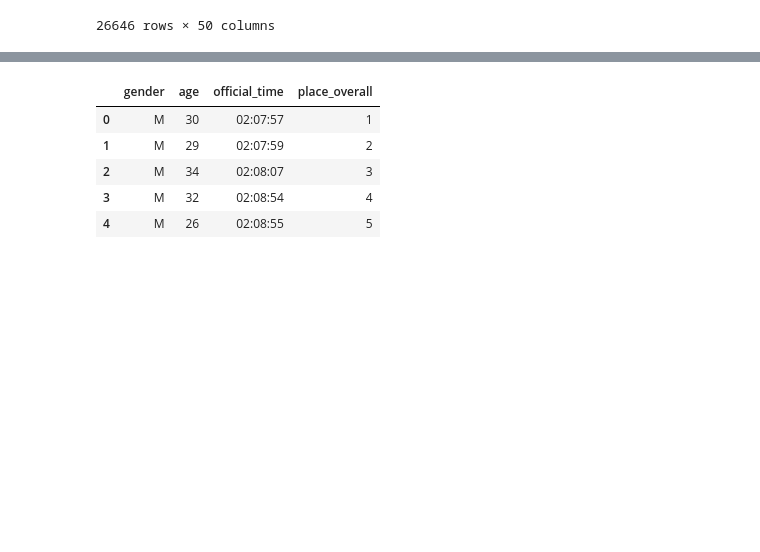
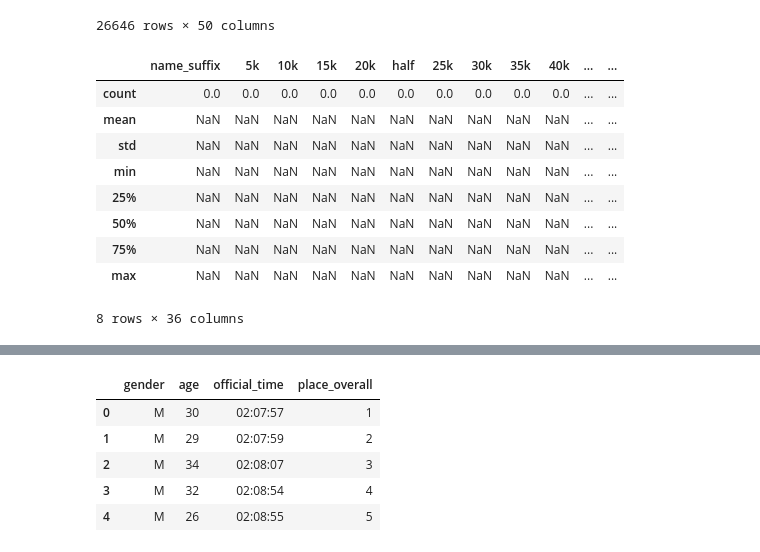
Before and after one commit to eoinlees/PforDA-Project-2020, a Jupyter notebook: PforDA-Project-2020.ipynb, the cells around one changed output, grey strips where cells are left out. Saved outputs shown, nothing was run; the diff lists cells and outputs as text; code cells hidden in the pictures; blank space fills up the shorter version.

```diff
--- a/PforDA-Project-2020.ipynb
+++ b/PforDA-Project-2020.ipynb
@@ -129,3 +127,16 @@ df
 | 26644 | 26656 | 23937 | Smith, Denise | 51 | F | Fort Collins | CO | United | ... |
 | 26645 | 26657 | 23958 | Reilly, Bill | 66 | M | Kew Gardens | NY | United | ... |
 26646 rows × 50 columns
+# %%
+df.describe()
+# %% [output]
+|  | name_suffix | 5k | 10k | 15k | 20k | half | 25k | 30k | 35k | 40k | ... | ... |
+| count | 0.0 | 0.0 | 0.0 | 0.0 | 0.0 | 0.0 | 0.0 | 0.0 | 0.0 | 0.0 | ... | ... |
+| mean | NaN | NaN | NaN | NaN | NaN | NaN | NaN | NaN | NaN | NaN | ... | ... |
+| std | NaN | NaN | NaN | NaN | NaN | NaN | NaN | NaN | NaN | NaN | ... | ... |
+| min | NaN | NaN | NaN | NaN | NaN | NaN | NaN | NaN | NaN | NaN | ... | ... |
+| 25% | NaN | NaN | NaN | NaN | NaN | NaN | NaN | NaN | NaN | NaN | ... | ... |
+| 50% | NaN | NaN | NaN | NaN | NaN | NaN | NaN | NaN | NaN | NaN | ... | ... |
+| 75% | NaN | NaN | NaN | NaN | NaN | NaN | NaN | NaN | NaN | NaN | ... | ... |
+| max | NaN | NaN | NaN | NaN | NaN | NaN | NaN | NaN | NaN | NaN | ... | ... |
+8 rows × 36 columns
```
Also changed, not shown: parts of 8 cells of this notebook.
